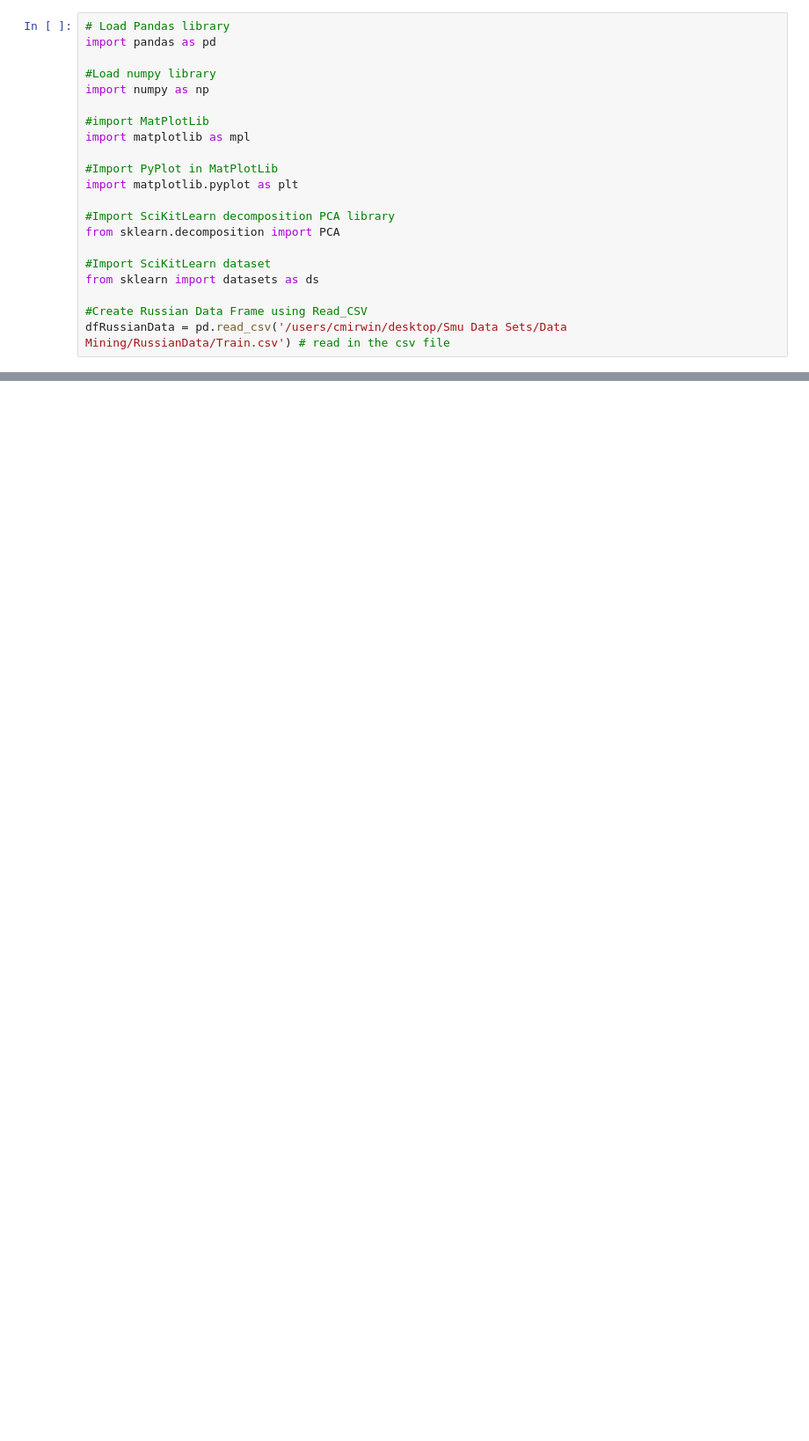
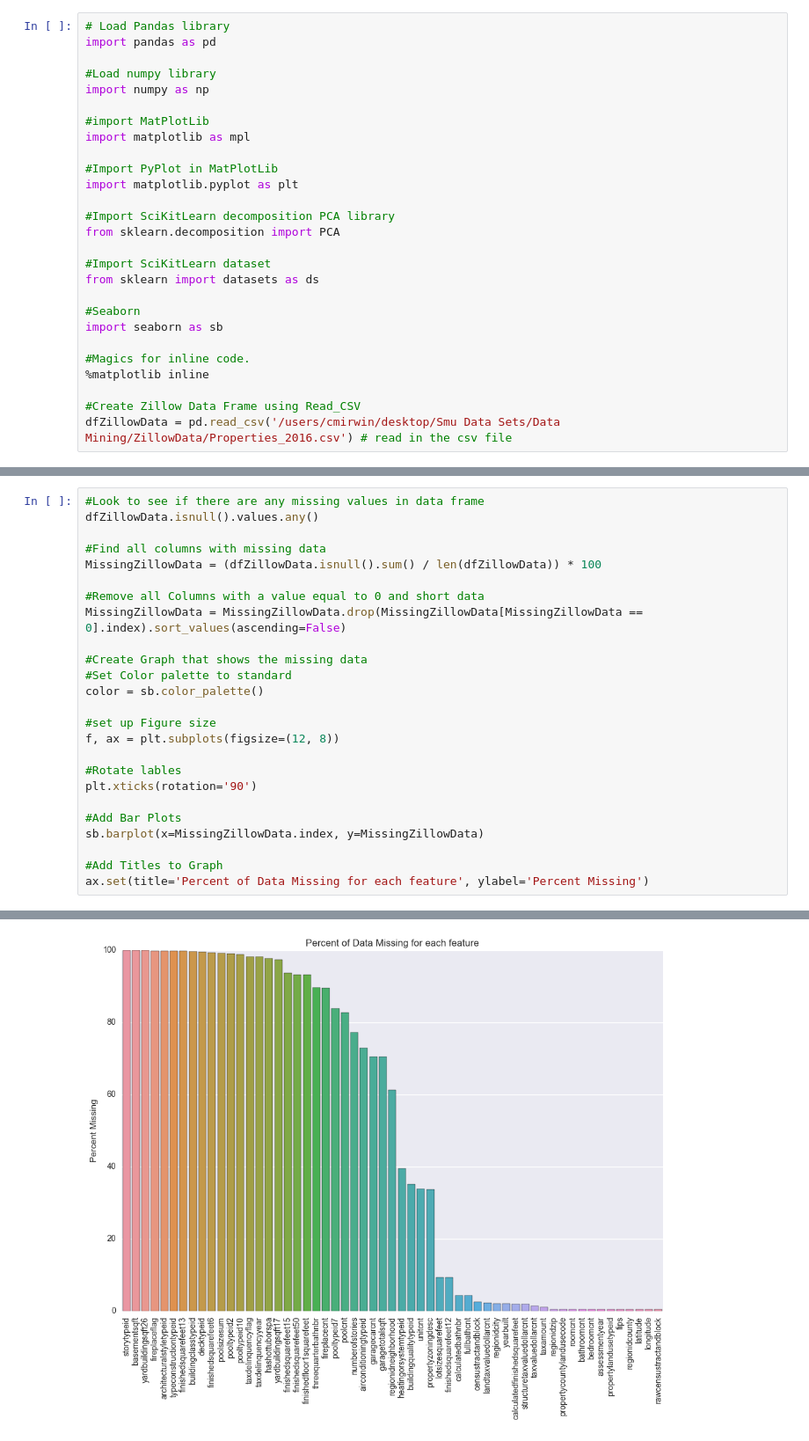
Before and after one commit to jjkleintx/Data-Mining-Group-Project, a Jupyter notebook: PythonCode/DataMiningProject1.ipynb, the cells around one changed output, grey strips where cells are left out. Shown at 88% size. Cells and saved outputs as stored; diff of their text form; blank space fills up the shorter version.

```diff
--- a/PythonCode/DataMiningProject1.ipynb
+++ b/PythonCode/DataMiningProject1.ipynb
@@ -17,7 +17,13 @@ from sklearn.decomposition import PCA
 #Import SciKitLearn dataset
 from sklearn import datasets as ds
 
-#Create Russian Data Frame using Read_CSV
-dfRussianData = pd.read_csv('/users/cmirwin/desktop/Smu Data Sets/Data Mining/RussianData/Train.csv') # read in the csv file
+#Seaborn
+import seaborn as sb
+
+#Magics for inline code.
+%matplotlib inline
+
+#Create Zillow Data Frame using Read_CSV
+dfZillowData = pd.read_csv('/users/cmirwin/desktop/Smu Data Sets/Data Mining/ZillowData/Properties_2016.csv') # read in the csv file
 # %%
 #Show headers and first 10 records of the data set
@@ -89,0 +33,26 @@ dfRussianDataUpdated.describe()
+# %%
+#Look to see if there are any missing values in data frame
+dfZillowData.isnull().values.any()
+
+#Find all columns with missing data
+MissingZillowData = (dfZillowData.isnull().sum() / len(dfZillowData)) * 100
+
+#Remove all Columns with a value equal to 0 and short data
+MissingZillowData = MissingZillowData.drop(MissingZillowData[MissingZillowData == 0].index).sort_values(ascending=False)
+
+#Create Graph that shows the missing data
+#Set Color palette to standard
+color = sb.color_palette()
+
+#set up Figure size
+f, ax = plt.subplots(figsize=(12, 8))
+
+#Rotate lables
+plt.xticks(rotation='90')
+
+#Add Bar Plots
+sb.barplot(x=MissingZillowData.index, y=MissingZillowData)
+
+#Add Titles to Graph
+ax.set(title='Percent of Data Missing for each feature', ylabel='Percent Missing')
+# %% [output]
@@ -89,0 +60 @@ dfRussianDataUpdated.describe()
+[figure, added]
```
Also changed, not shown: parts of 9 cells of this notebook.
